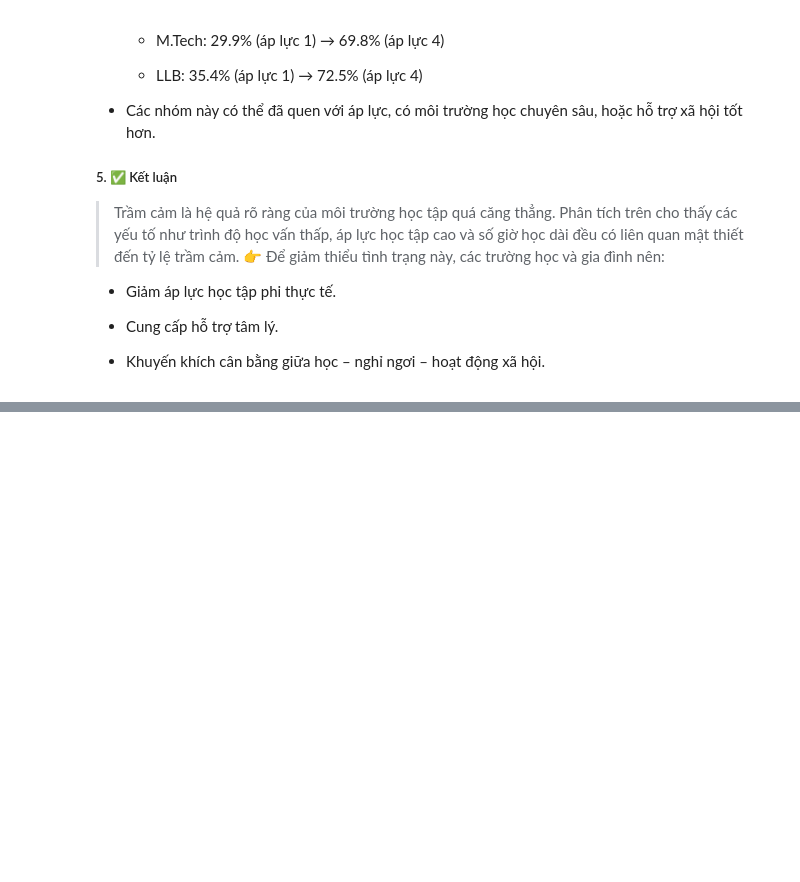
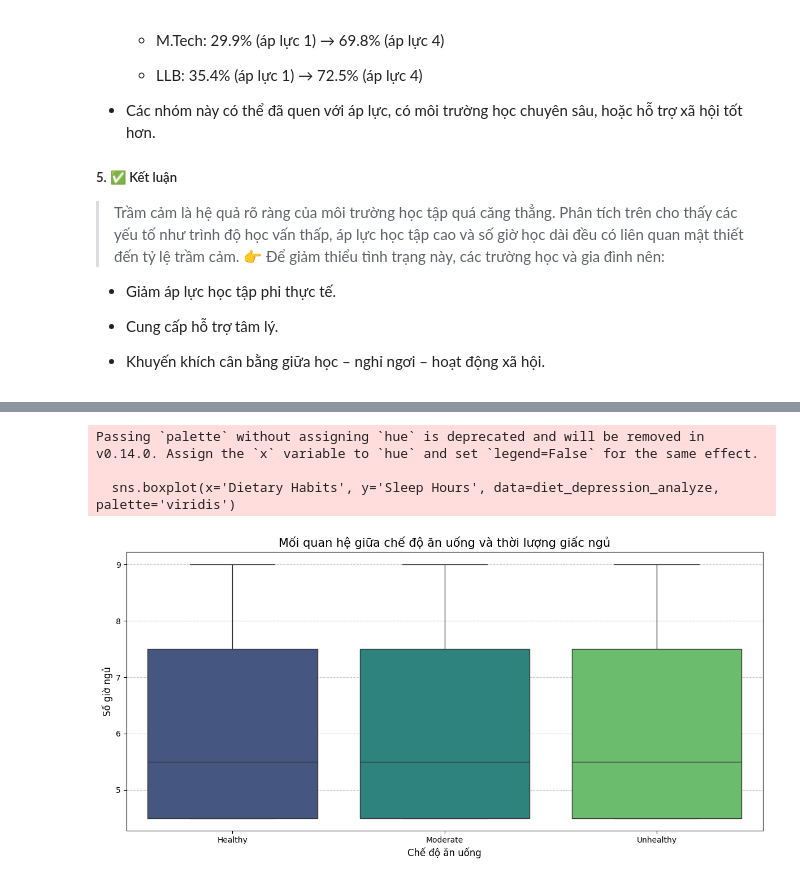
Before and after one commit to Dzivilord/Data_Insight_AI, a Jupyter notebook: src/ExploringData/Visualization_data.ipynb, the cells around one changed output, grey strips where cells are left out. Cells and saved outputs as stored; diff of their text form; code cells hidden in the pictures; blank space fills up the shorter version.

```diff
--- a/src/ExploringData/Visualization_data.ipynb
+++ b/src/ExploringData/Visualization_data.ipynb
@@ -475,0 +566,26 @@ plt.show()
+# %%
+# 4. Phân tích mối quan hệ giữa chế độ ăn uống và thời lượng giấc ngủ
+# Mapping sleep duration từ dạng phân loại sang giá trị số trung bình
+sleep_map = {
+    "'Less than 5 hours'": 4.5,
+    "'5-6 hours'": 5.5,
+    "'7-8 hours'": 7.5,
+    "'More than 8 hours'": 9
+}
+diet_depression_analyze['Sleep Hours'] = diet_depression_analyze['Sleep Duration'].map(sleep_map)
+
+plt.figure(figsize=(12, 6))
+sns.boxplot(x='Dietary Habits', y='Sleep Hours', data=diet_depression_analyze, palette='viridis')
+plt.title('Mối quan hệ giữa chế độ ăn uống và thời lượng giấc ngủ', fontsize=15)
+plt.xlabel('Chế độ ăn uống', fontsize=12)
+plt.ylabel('Số giờ ngủ', fontsize=12)
+plt.xticks(fontsize=10)
+plt.yticks(fontsize=10)
+plt.grid(axis='y', linestyle='--', alpha=0.7)
+plt.tight_layout()
+plt.show()
+# %% [output]
+Passing `palette` without assigning `hue` is deprecated and will be removed in v0.14.0. Assign the `x` variable to `hue` and set `legend=False` for the same effect.
+
+  sns.boxplot(x='Dietary Habits', y='Sleep Hours', data=diet_depression_analyze, palette='viridis')
+[figure, added]
```
Also changed, not shown: parts of 14 cells of this notebook.
